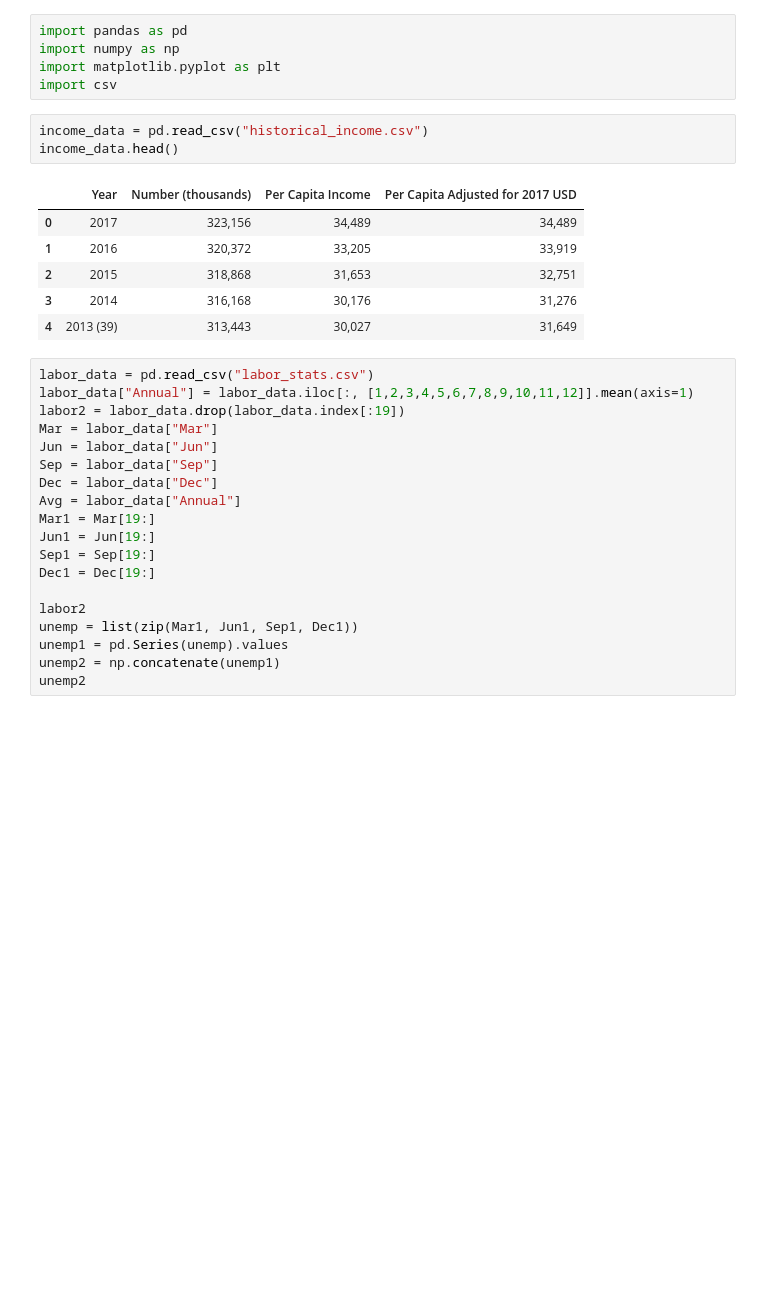
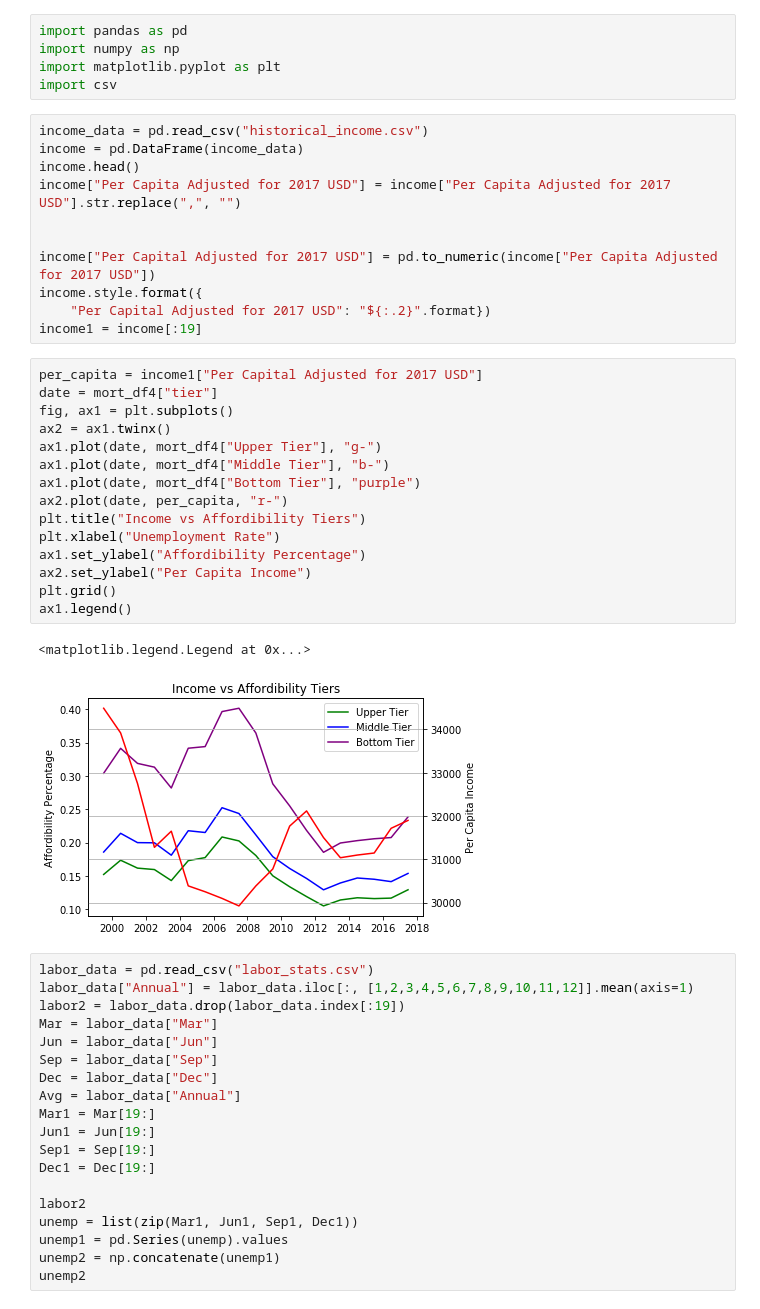
Before and after one commit to LoriHarris/Real_Estate_Affordability, a Jupyter notebook: Cleaning Labor, Income, and Education CSVs.ipynb, the cells around one changed output. Drawn from its saved outputs; the diff is of its cells as text; blank space fills up the shorter version.

Commit message:
Charted income versus affordibility

```diff
--- a/Cleaning Labor, Income, and Education CSVs.ipynb
+++ b/Cleaning Labor, Income, and Education CSVs.ipynb
@@ -3,16 +3,35 @@ import pandas as pd
 import numpy as np
 import matplotlib.pyplot as plt
 import csv
-# %%
-income_data = pd.read_csv("historical_income.csv")
-income_data.head()
-# %% [output]
-|  | Year | Number (thousands) | Per Capita Income | Per Capita Adjusted for 2017 USD |
-| 0 | 2017 | 323,156 | 34,489 | 34,489 |
-| 1 | 2016 | 320,372 | 33,205 | 33,919 |
-| 2 | 2015 | 318,868 | 31,653 | 32,751 |
-| 3 | 2014 | 316,168 | 30,176 | 31,276 |
-| 4 | 2013 (39) | 313,443 | 30,027 | 31,649 |
+# %%
+income_data = pd.read_csv("historical_income.csv")
+income = pd.DataFrame(income_data)
+income.head()
+income["Per Capita Adjusted for 2017 USD"] = income["Per Capita Adjusted for 2017 USD"].str.replace(",", "")
+
+
+income["Per Capital Adjusted for 2017 USD"] = pd.to_numeric(income["Per Capita Adjusted for 2017 USD"])
+income.style.format({
+    "Per Capital Adjusted for 2017 USD": "${:.2}".format})
+income1 = income[:19]
+# %%
+per_capita = income1["Per Capital Adjusted for 2017 USD"]
+date = mort_df4["tier"]
+fig, ax1 = plt.subplots()
+ax2 = ax1.twinx()
+ax1.plot(date, mort_df4["Upper Tier"], "g-")
+ax1.plot(date, mort_df4["Middle Tier"], "b-")
+ax1.plot(date, mort_df4["Bottom Tier"], "purple")
+ax2.plot(date, per_capita, "r-")
+plt.title("Income vs Affordibility Tiers")
+plt.xlabel("Unemployment Rate")
+ax1.set_ylabel("Affordibility Percentage")
+ax2.set_ylabel("Per Capita Income")
+plt.grid()
+ax1.legend()
+# %% [output]
+<matplotlib.legend.Legend at 0x...>
+[figure, added]
 # %%
 labor_data = pd.read_csv("labor_stats.csv")
 labor_data["Annual"] = labor_data.iloc[:, [1,2,3,4,5,6,7,8,9,10,11,12]].mean(axis=1)
```
Also changed, not shown: parts of 2 cells of this notebook.
